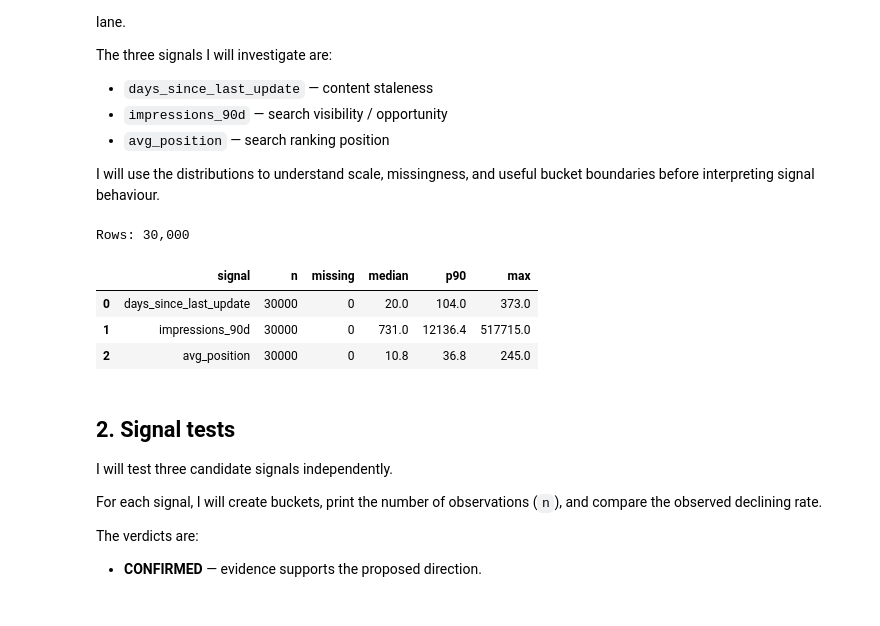
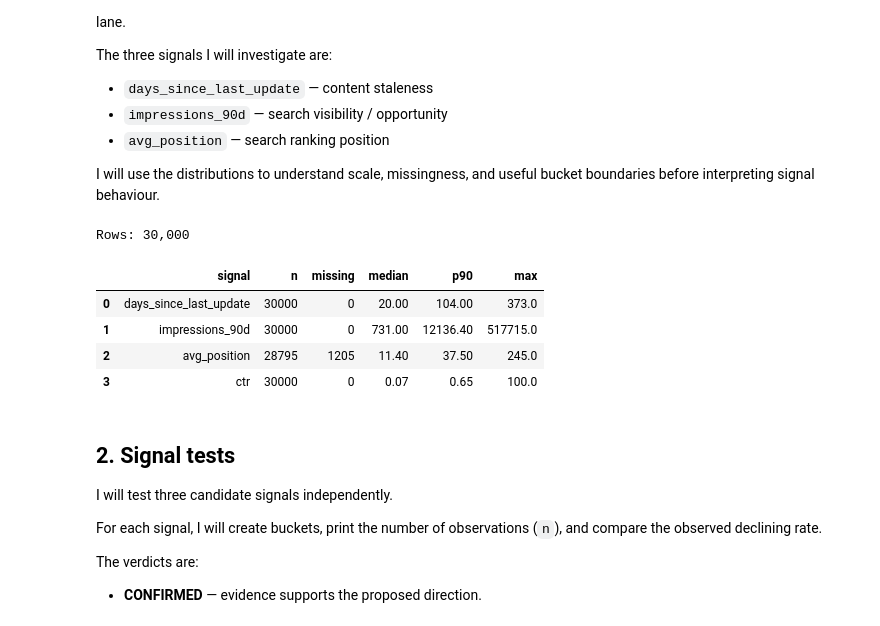
Before and after one commit to 13aakash/flyrank-ml-internship, a Jupyter notebook: work/notebooks/w04_signal_audit.ipynb, the cells around one changed output. Saved outputs shown, nothing was run; the diff lists cells and outputs as text; code cells hidden in the pictures.

```diff
--- a/work/notebooks/w04_signal_audit.ipynb
+++ b/work/notebooks/w04_signal_audit.ipynb
@@ -20,7 +20,6 @@ The three signals I will investigate are:
 I will use the distributions to understand scale, missingness, and useful bucket boundaries before interpreting signal behaviour.
 # %%
 import os
-import sys
 import subprocess
 import pandas as pd
 import numpy as np
@@ -28,46 +27,56 @@ import numpy as np
 REPO_URL = "https://github.com/13aakash/flyrank-ml-internship.git"
 REPO_DIR = "flyrank-ml-internship"
 
-# Clone the repo if it is not already present.
 if not os.path.exists(REPO_DIR):
     subprocess.run(
         ["git", "clone", REPO_URL, REPO_DIR],
         check=True
     )
 
-# Move into the repository.
 os.chdir(REPO_DIR)
 
-# Load the Week 3 anonymized dataset.
-df = pd.read_csv("data/raw/content_refresh_anonymized.csv")
+DATA_PATH = "data/raw/content_refresh_anonymized.csv"
+
+if not os.path.exists(DATA_PATH):
+    raise FileNotFoundError(
+        f"Could not find {DATA_PATH}."
+    )
+
+df = pd.read_csv(DATA_PATH)
 
 numeric_cols = [
     "days_since_last_update",
     "impressions_90d",
     "avg_position",
+    "ctr",
 ]
 
 for col in numeric_cols:
     df[col] = pd.to_numeric(df[col], errors="coerce")
+
+# In the FlyRank data, avg_position = 0 means no position data.
+# Treat it as missing for position-based analysis.
+df.loc[df["avg_position"] == 0, "avg_position"] = np.nan
 
 print(f"Rows: {len(df):,}")
 
 distribution_summary = pd.DataFrame({
     "signal": numeric_cols,
     "n": [df[c].notna().sum() for c in numeric_cols],
     "missing": [df[c].isna().sum() for c in numeric_cols],
     "median": [df[c].median() for c in numeric_cols],
     "p90": [df[c].quantile(0.90) for c in numeric_cols],
     "max": [df[c].max() for c in numeric_cols],
 })
 
 display(distribution_summary.round(2))
 # %% [output]
 Rows: 30,000
 |  | signal | n | missing | median | p90 | max |
-| 0 | days_since_last_update | 30000 | 0 | 20.0 | 104.0 | 373.0 |
-| 1 | impressions_90d | 30000 | 0 | 731.0 | 12136.4 | 517715.0 |
-| 2 | avg_position | 30000 | 0 | 10.8 | 36.8 | 245.0 |
+| 0 | days_since_last_update | 30000 | 0 | 20.00 | 104.00 | 373.0 |
+| 1 | impressions_90d | 30000 | 0 | 731.00 | 12136.40 | 517715.0 |
+| 2 | avg_position | 28795 | 1205 | 11.40 | 37.50 | 245.0 |
+| 3 | ctr | 30000 | 0 | 0.07 | 0.65 | 100.0 |
 # %% [markdown]
 ## 2. Signal tests
 
```
Also changed, not shown: parts of 8 cells of this notebook.
